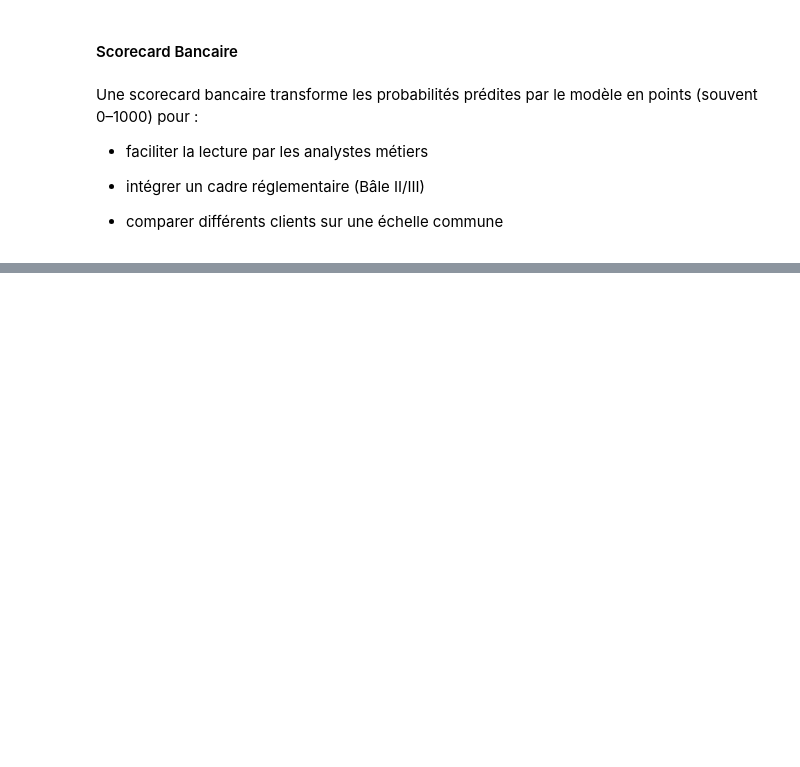
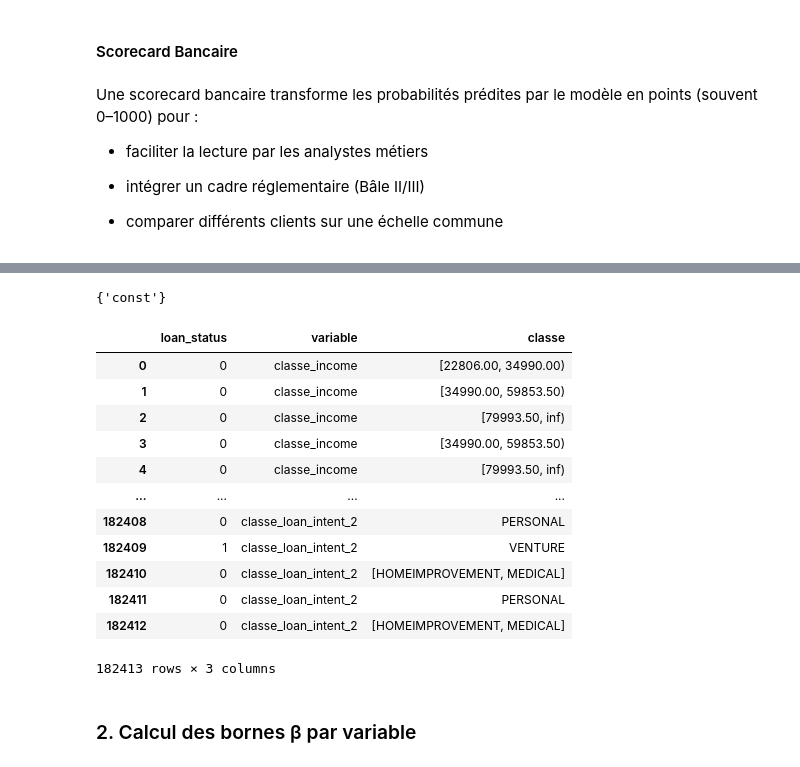
Before and after one commit to jbcheze/Scoring_Project, a Jupyter notebook: notebook/exploration.ipynb, the cells around one changed output, grey strips where cells are left out. Saved outputs shown, nothing was run; the diff lists cells and outputs as text; code cells hidden in the pictures; blank space fills up the shorter version.

```diff
--- a/notebook/exploration.ipynb
+++ b/notebook/exploration.ipynb
@@ -1022,0 +1082,29 @@ Une scorecard bancaire transforme les probabilités prédites par le modèle en
+# %%
+long_df = data.melt(
+    id_vars='loan_status',
+    value_vars=cat_vars,
+    var_name='variable',
+    value_name='classe'
+)
+# %%
+set(score_df['variable']) - set(long_df['variable'])
+# %% [output]
+{'const'}
+# %%
+long_df
+# %% [output]
+|  | loan_status | variable | classe |
+| 0 | 0 | classe_income | [22806.00, 34990.00) |
+| 1 | 0 | classe_income | [34990.00, 59853.50) |
+| 2 | 0 | classe_income | [79993.50, inf) |
+| 3 | 0 | classe_income | [34990.00, 59853.50) |
+| 4 | 0 | classe_income | [79993.50, inf) |
+| ... | ... | ... | ... |
+| 182408 | 0 | classe_loan_intent_2 | PERSONAL |
+| 182409 | 1 | classe_loan_intent_2 | VENTURE |
+| 182410 | 0 | classe_loan_intent_2 | [HOMEIMPROVEMENT, MEDICAL] |
+| 182411 | 0 | classe_loan_intent_2 | PERSONAL |
+| 182412 | 0 | classe_loan_intent_2 | [HOMEIMPROVEMENT, MEDICAL] |
+182413 rows × 3 columns
+# %% [markdown]
+### 2. Calcul des bornes β par variable
```
Also changed, not shown: parts of 27 cells of this notebook.
